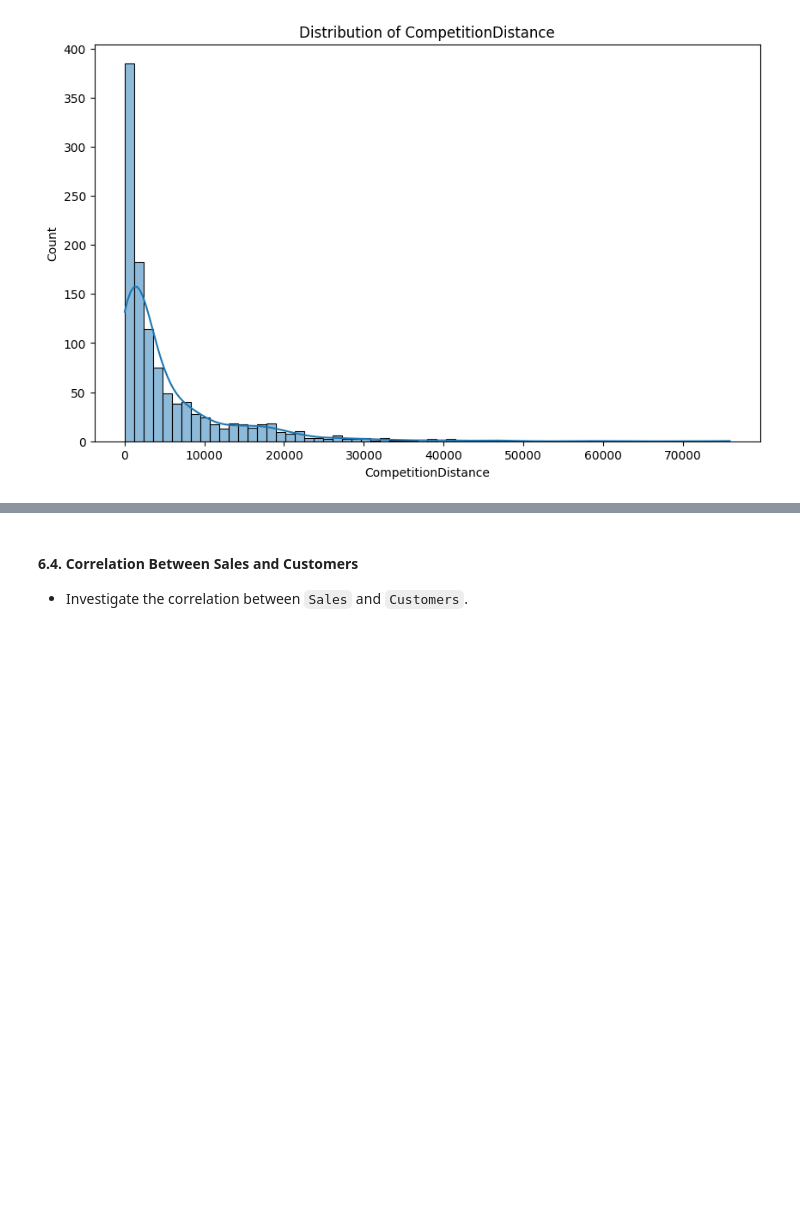
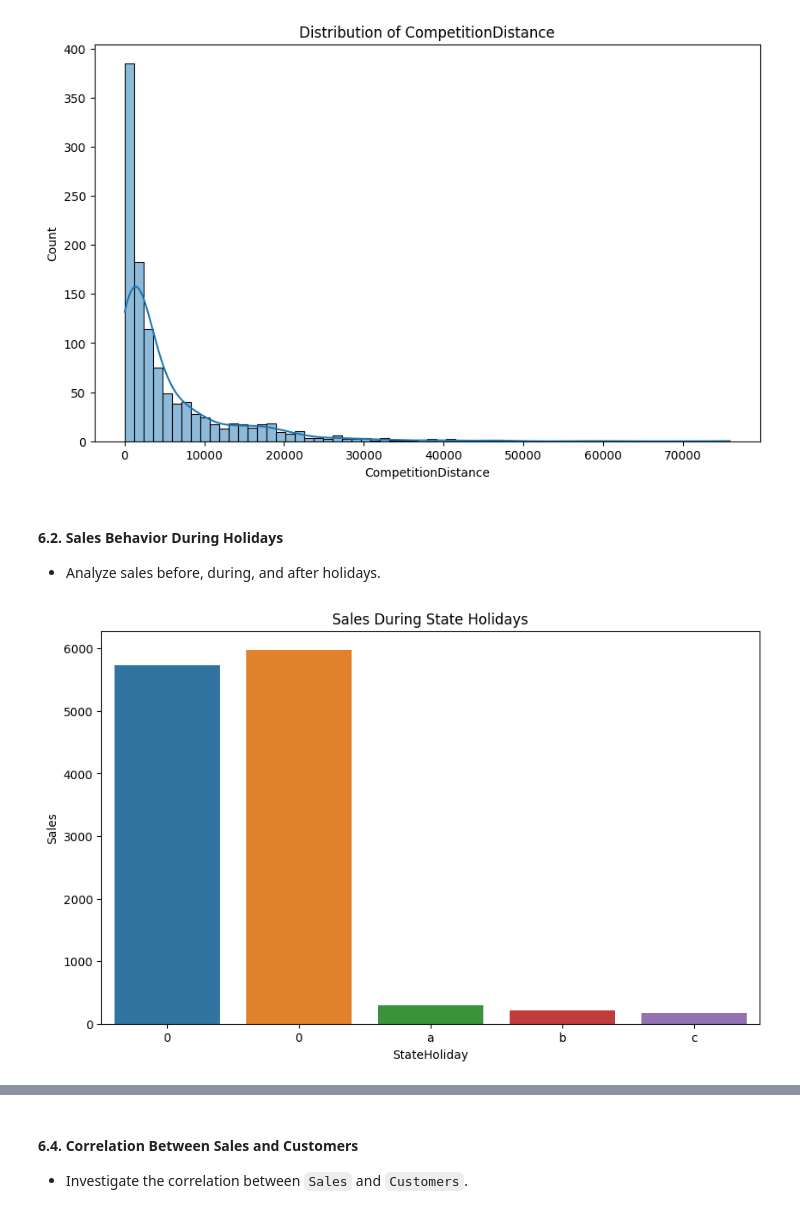
Before and after one commit to tedoaba/KAIM-W4, a Jupyter notebook: notebooks/kaim-week4-task-1.ipynb, the cells around one changed output, grey strips where cells are left out. Cells and saved outputs as stored; diff of their text form; code cells hidden in the pictures; blank space fills up the shorter version.

```diff
--- a/notebooks/kaim-week4-task-1.ipynb
+++ b/notebooks/kaim-week4-task-1.ipynb
@@ -207,3 +237,17 @@ plt.title('Distribution of CompetitionDistance')
 plt.show()
 # %% [output]
 [figure]
+# %% [markdown]
+#### 6.2. Sales Behavior During Holidays
+- Analyze sales before, during, and after holidays.
+# %%
+# Group by holidays and calculate average sales
+holiday_sales = train.groupby('StateHoliday')['Sales'].mean().reset_index()
+
+# Plotting sales before, during, and after holidays
+plt.figure(figsize=(10, 6))
+sns.barplot(x='StateHoliday', y='Sales', data=holiday_sales)
+plt.title('Sales During State Holidays')
+plt.show()
+# %% [output]
+[figure, added]
```
Also changed, not shown: parts of 10 cells of this notebook.
